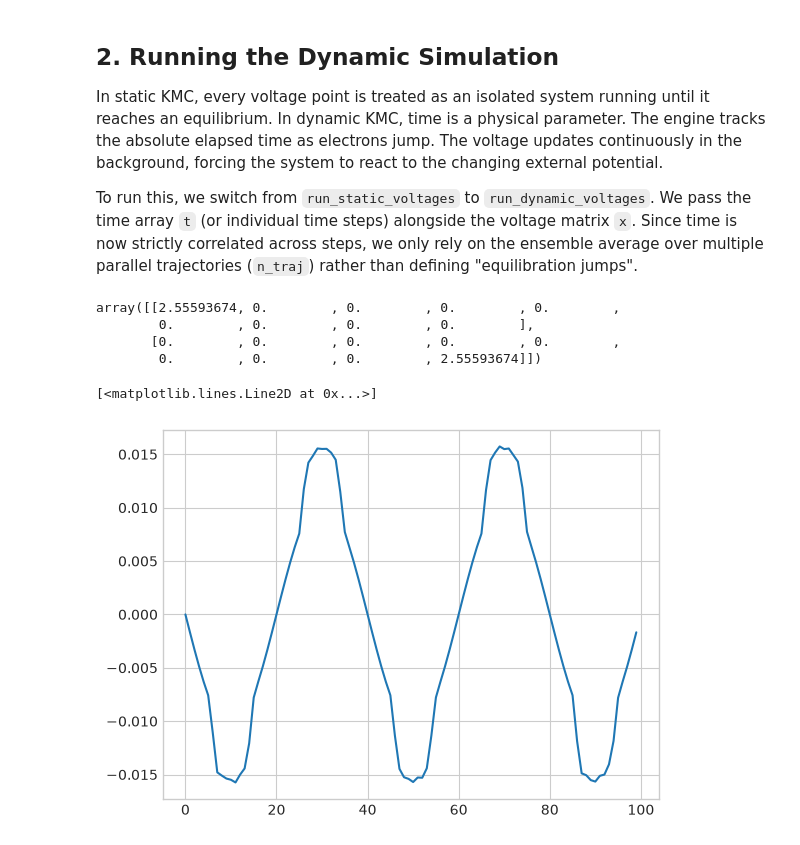
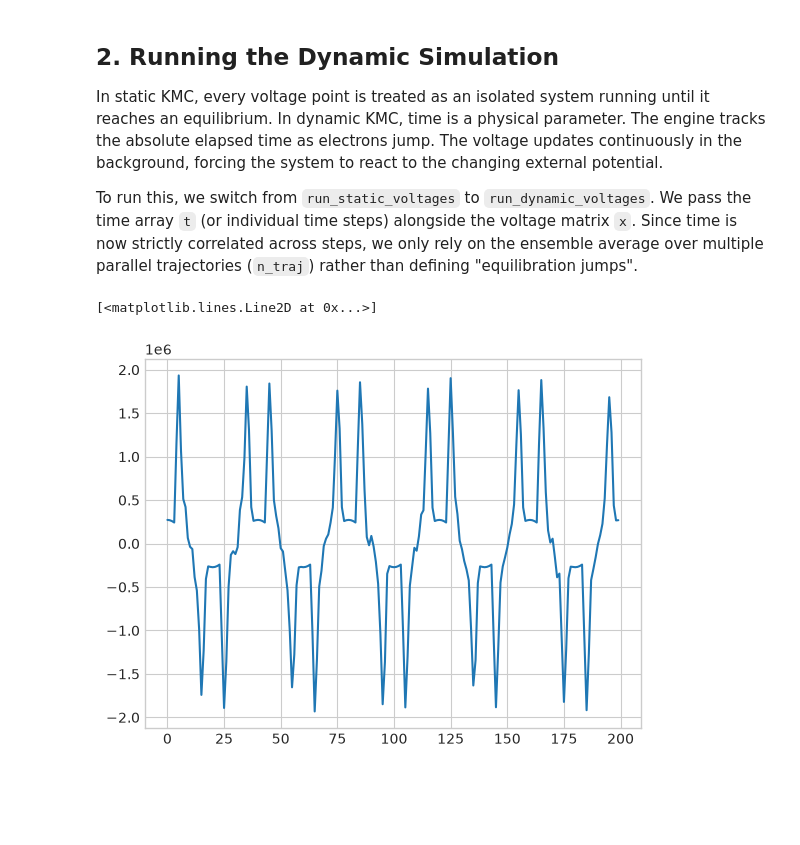
Before and after one commit to JonasMnsing/nanonets, a Jupyter notebook: tutorials/02_time_dependent_simulation.ipynb, the cells around one changed output. Saved outputs shown, nothing was run; the diff lists cells and outputs as text; code cells hidden in the pictures; blank space fills up the shorter version.

```diff
--- a/tutorials/02_time_dependent_simulation.ipynb
+++ b/tutorials/02_time_dependent_simulation.ipynb
@@ -78,13 +79,6 @@ voltages=x,
 )
-# %%
-sim.electrostatic.get_electrode_capacitance_matrix()
-# %% [output]
-array([[2.55593674, 0.        , 0.        , 0.        , 0.        ,
-        0.        , 0.        , 0.        , 0.        ],
-       [0.        , 0.        , 0.        , 0.        , 0.        ,
-        0.        , 0.        , 0.        , 2.55593674]])
-# %%
-plt.plot(np.gradient(sim.get_potential_storage()[:,2:], axis=1)[:100,1])
-# %% [output]
-[<matplotlib.lines.Line2D at 0x...>]
-[figure, removed]
+# %%
+plt.plot(np.load("../test.npy")[:n_plot])
+# %% [output]
+[<matplotlib.lines.Line2D at 0x...>]
+[figure, added]
```
Also changed, not shown: parts of 5 cells of this notebook, 3 other files.
